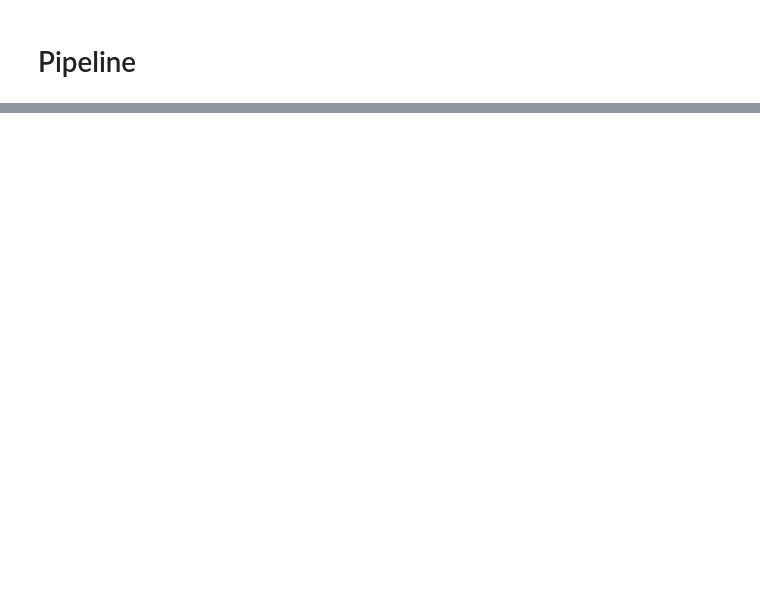
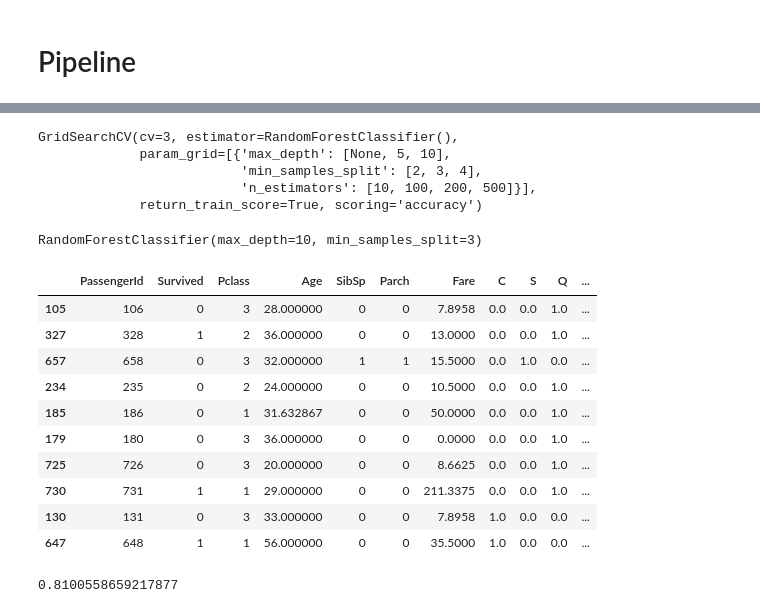
Before and after one commit to MoRahh/titanic-survival-prediction, a Jupyter notebook: main.ipynb, the cells around one changed output, grey strips where cells are left out. Saved outputs shown, nothing was run; the diff lists cells and outputs as text; code cells hidden in the pictures; blank space fills up the shorter version.

Commit message:
RandomForestClassifier

```diff
--- a/main.ipynb
+++ b/main.ipynb
@@ -177,0 +183,15 @@ y_data = y.to_numpy()
+# %%
+rfc = RandomForestClassifier()
+
+param_grid = [
+    {"n_estimators": [10,100,200,500], "max_depth": [None, 5, 10], "min_samples_split":[2,3,4]}
+]
+
+grid_search = GridSearchCV(rfc, param_grid, cv=3, scoring="accuracy", return_train_score=True)
+grid_search.fit(X_data, y_data)
+# %% [output]
+GridSearchCV(cv=3, estimator=RandomForestClassifier(),
+             param_grid=[{'max_depth': [None, 5, 10],
+                          'min_samples_split': [2, 3, 4],
+                          'n_estimators': [10, 100, 200, 500]}],
+             return_train_score=True, scoring='accuracy')
@@ -177,0 +200,20 @@ y_data = y.to_numpy()
+# %%
+bestEst
+# %% [output]
+RandomForestClassifier(max_depth=10, min_samples_split=3)
+# %%
+strat_test_set = pipe.fit_transform(strat_test_set)
+# %%
+strat_test_set.head(10)
+# %% [output]
+|  | PassengerId | Survived | Pclass | Age | SibSp | Parch | Fare | C | S | Q | ... |
+| 105 | 106 | 0 | 3 | 28.000000 | 0 | 0 | 7.8958 | 0.0 | 0.0 | 1.0 | ... |
+| 327 | 328 | 1 | 2 | 36.000000 | 0 | 0 | 13.0000 | 0.0 | 0.0 | 1.0 | ... |
+| 657 | 658 | 0 | 3 | 32.000000 | 1 | 1 | 15.5000 | 0.0 | 1.0 | 0.0 | ... |
+| 234 | 235 | 0 | 2 | 24.000000 | 0 | 0 | 10.5000 | 0.0 | 0.0 | 1.0 | ... |
+| 185 | 186 | 0 | 1 | 31.632867 | 0 | 0 | 50.0000 | 0.0 | 0.0 | 1.0 | ... |
+| 179 | 180 | 0 | 3 | 36.000000 | 0 | 0 | 0.0000 | 0.0 | 0.0 | 1.0 | ... |
+| 725 | 726 | 0 | 3 | 20.000000 | 0 | 0 | 8.6625 | 0.0 | 0.0 | 1.0 | ... |
+| 730 | 731 | 1 | 1 | 29.000000 | 0 | 0 | 211.3375 | 0.0 | 0.0 | 1.0 | ... |
+| 130 | 131 | 0 | 3 | 33.000000 | 0 | 0 | 7.8958 | 1.0 | 0.0 | 0.0 | ... |
+| 647 | 648 | 1 | 1 | 56.000000 | 0 | 0 | 35.5000 | 1.0 | 0.0 | 0.0 | ... |
@@ -177,0 +227,4 @@ y_data = y.to_numpy()
+# %%
+bestEst.score(X_data_test, y_data_test)
+# %% [output]
+0.8100558659217877
```
Also changed, not shown: parts of 24 cells of this notebook, 1 other file.
